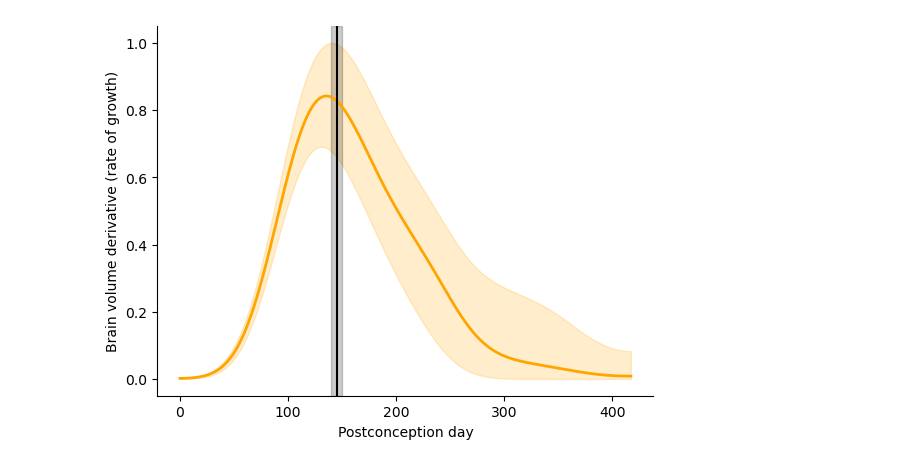
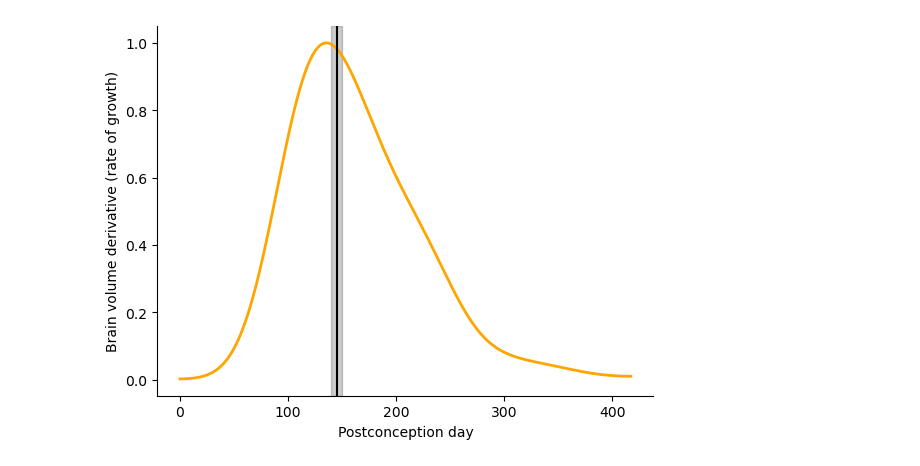
Before and after one commit to biagzi/altricial_brain_vocal_learning, a Jupyter notebook: code/Fig5.ipynb, the cells around one changed output. Cells and saved outputs as stored; diff of their text form; code cells hidden in the pictures.

```diff
--- a/code/Fig5.ipynb
+++ b/code/Fig5.ipynb
@@ -130,35 +130,35 @@ df_fit.head()
 # %%
 fig, ax = plt.subplots()
 SPECIES = "Marmoset"
 derivatives_dataset_species = df_fit[df_fit.species == SPECIES]
 
 x = derivatives_dataset_species["x_dydx"].values[0]
 all_devs = derivatives_dataset_species["derivatives"].values[0]
 
 
 average_derivative = gaussian_filter1d(np.mean(np.array(all_devs), axis=0),sigma = 25)
 low_95Percentil = gaussian_filter1d(np.percentile(np.array(all_devs),q = 2.5, axis=0), sigma = 25)
 max_95Percentil = gaussian_filter1d(np.percentile(np.array(all_devs),q = 97.5, axis=0), sigma = 25)
 
 x_fit = x
-y_error_max = max_95Percentil/np.max(max_95Percentil)
-y_fit = average_derivative/np.max(max_95Percentil)
-y_error_min = low_95Percentil/np.max(max_95Percentil)
+#y_error_max = max_95Percentil/np.max(max_95Percentil)
+y_fit = average_derivative/np.max(average_derivative)
+#y_error_min = low_95Percentil/np.max(max_95Percentil)
 
 
 ax.plot(x_fit,y_fit, '-', color = COLOR,linewidth = 2)
-ax.fill_between(x_fit, y_error_min, y_error_max, color=COLOR, alpha=0.2)
+#ax.fill_between(x_fit, y_error_min, y_error_max, color=COLOR, alpha=0.2)
 
 ax.axvline(x = gestation_days, color = "black",linestyle = '-',label="birth")
 ax.axvspan(gestation_days - gestation_days_sd, gestation_days + gestation_days_sd, alpha=0.2, color='black')
 
 
 sns.despine()
 plt.ylabel('Brain volume derivative (rate of growth)')
 plt.xlabel('Postconception day')
 plt.show()
 # %% [output]
-[figure, old version]
+[figure, new version]
 # %%
 df_fit = pd.DataFrame({"x_fit":x_fit,"y_fit":y_fit})
 
```
Also changed, not shown: parts of 3 cells of this notebook, 3 other files.
